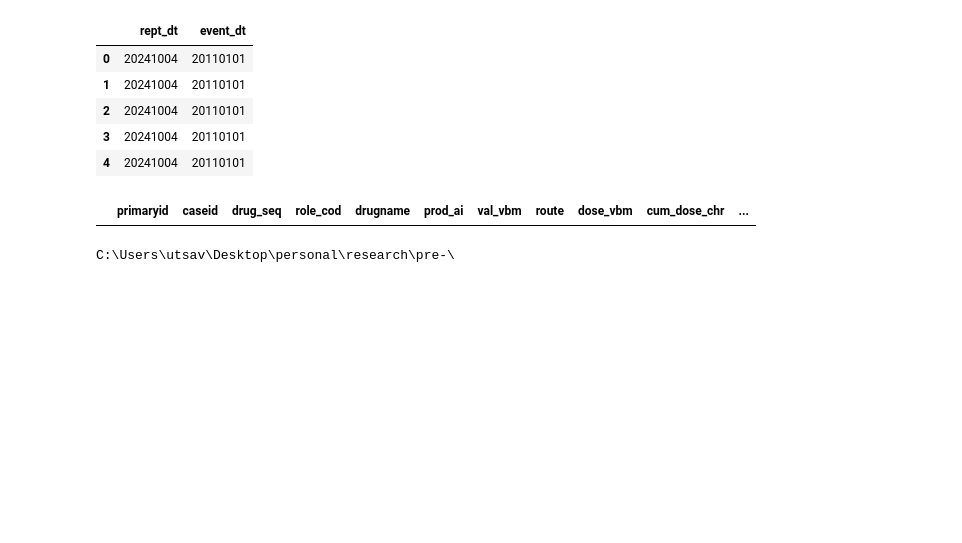
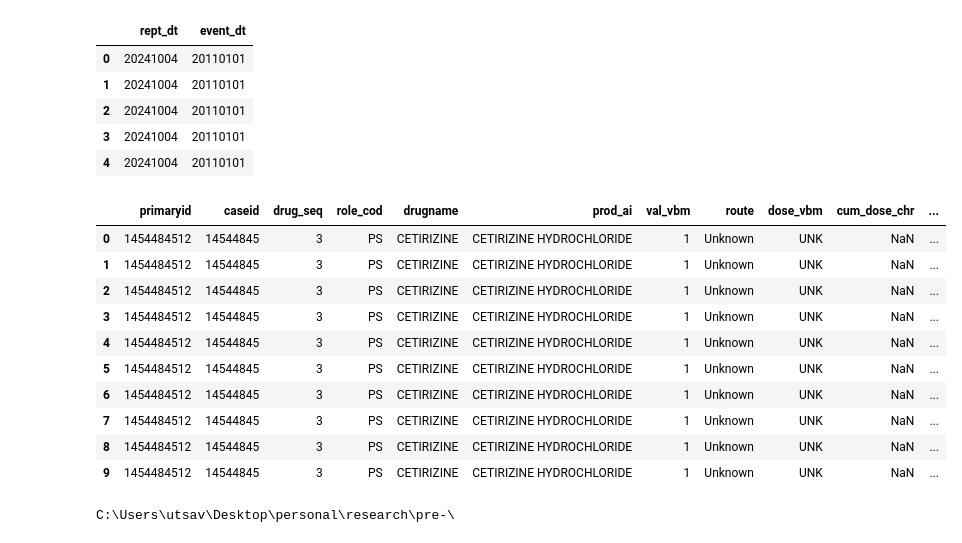
Before and after one commit to UMallikUOA/final_research, a Jupyter notebook: research_project.ipynb, the cells around one changed output. Drawn from its saved outputs; the diff is of its cells as text; code cells hidden in the pictures; blank space fills up the shorter version.

```diff
--- a/research_project.ipynb
+++ b/research_project.ipynb
@@ -99,9 +99,19 @@ data_f[["rept_dt","event_dt"]].head(5)
 | 3 | 20241004 | 20110101 |
 | 4 | 20241004 | 20110101 |
 # %%
-data_f[data_f['drugname']=='ACRIVASTINE']
+data_f[data_f['drugname']=='CETIRIZINE'].head(10)
 # %% [output]
 |  | primaryid | caseid | drug_seq | role_cod | drugname | prod_ai | val_vbm | route | dose_vbm | cum_dose_chr | ... |
+| 0 | 1454484512 | 14544845 | 3 | PS | CETIRIZINE | CETIRIZINE HYDROCHLORIDE | 1 | Unknown | UNK | NaN | ... |
+| 1 | 1454484512 | 14544845 | 3 | PS | CETIRIZINE | CETIRIZINE HYDROCHLORIDE | 1 | Unknown | UNK | NaN | ... |
+| 2 | 1454484512 | 14544845 | 3 | PS | CETIRIZINE | CETIRIZINE HYDROCHLORIDE | 1 | Unknown | UNK | NaN | ... |
+| 3 | 1454484512 | 14544845 | 3 | PS | CETIRIZINE | CETIRIZINE HYDROCHLORIDE | 1 | Unknown | UNK | NaN | ... |
+| 4 | 1454484512 | 14544845 | 3 | PS | CETIRIZINE | CETIRIZINE HYDROCHLORIDE | 1 | Unknown | UNK | NaN | ... |
+| 5 | 1454484512 | 14544845 | 3 | PS | CETIRIZINE | CETIRIZINE HYDROCHLORIDE | 1 | Unknown | UNK | NaN | ... |
+| 6 | 1454484512 | 14544845 | 3 | PS | CETIRIZINE | CETIRIZINE HYDROCHLORIDE | 1 | Unknown | UNK | NaN | ... |
+| 7 | 1454484512 | 14544845 | 3 | PS | CETIRIZINE | CETIRIZINE HYDROCHLORIDE | 1 | Unknown | UNK | NaN | ... |
+| 8 | 1454484512 | 14544845 | 3 | PS | CETIRIZINE | CETIRIZINE HYDROCHLORIDE | 1 | Unknown | UNK | NaN | ... |
+| 9 | 1454484512 | 14544845 | 3 | PS | CETIRIZINE | CETIRIZINE HYDROCHLORIDE | 1 | Unknown | UNK | NaN | ... |
 # %%
 # merging based on primaryid, caseid, drugname, event_dt and pt since multiple rows being generated for different outc_cod column
 group_cols = ['primaryid', 'caseid', 'drugname', 'event_dt', 'pt']
```
Also changed, not shown: parts of 2 cells of this notebook, 2 other files.
